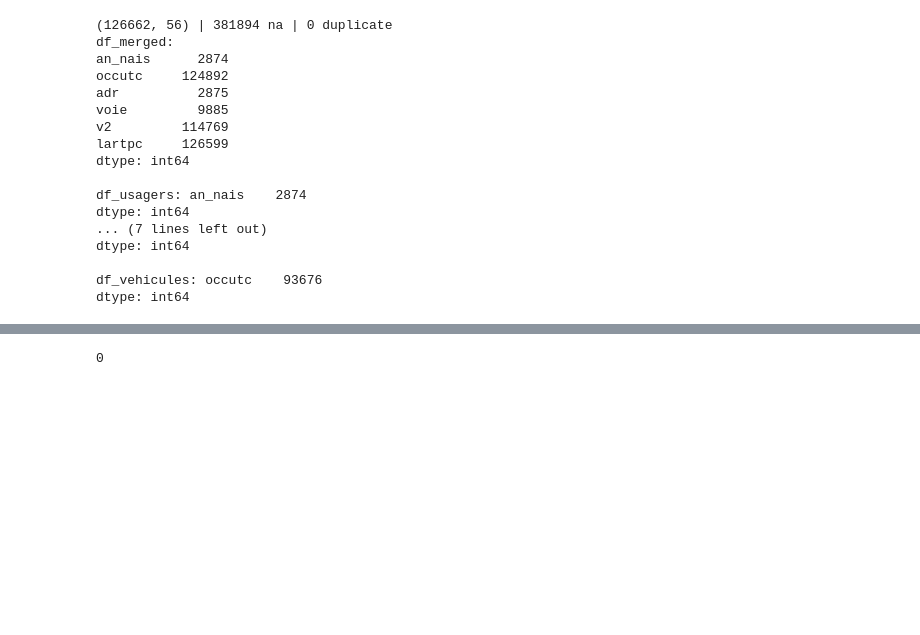
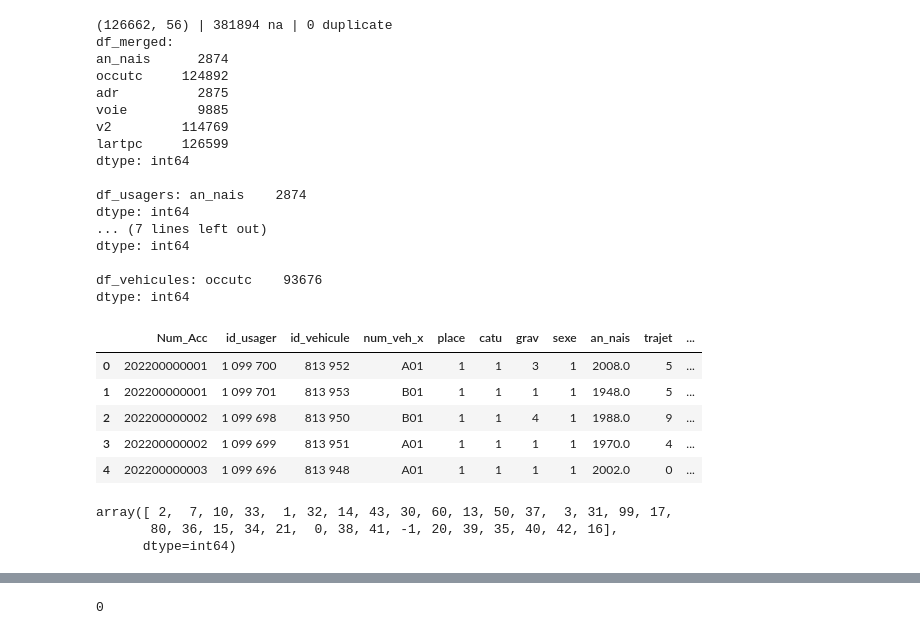
Before and after one commit to remithiney/Projet_Accidentologie, a Jupyter notebook: src/notebooks/check_join.ipynb, the cells around one changed output, grey strips where cells are left out. Cells and saved outputs as stored; diff of their text form; code cells hidden in the pictures; blank space fills up the shorter version.

```diff
--- a/src/notebooks/check_join.ipynb
+++ b/src/notebooks/check_join.ipynb
@@ -111,3 +111,16 @@ dtype: int64
 
 df_vehicules: occutc    93676
 dtype: int64
+# %%
+display(df_merged.head())
+display(df_merged['catv'].unique())
+# %% [output]
+|  | Num_Acc | id_usager | id_vehicule | num_veh_x | place | catu | grav | sexe | an_nais | trajet | ... |
+| 0 | 202200000001 | 1 099 700 | 813 952 | A01 | 1 | 1 | 3 | 1 | 2008.0 | 5 | ... |
+| 1 | 202200000001 | 1 099 701 | 813 953 | B01 | 1 | 1 | 1 | 1 | 1948.0 | 5 | ... |
+| 2 | 202200000002 | 1 099 698 | 813 950 | B01 | 1 | 1 | 4 | 1 | 1988.0 | 9 | ... |
+| 3 | 202200000002 | 1 099 699 | 813 951 | A01 | 1 | 1 | 1 | 1 | 1970.0 | 4 | ... |
+| 4 | 202200000003 | 1 099 696 | 813 948 | A01 | 1 | 1 | 1 | 1 | 2002.0 | 0 | ... |
+array([ 2,  7, 10, 33,  1, 32, 14, 43, 30, 60, 13, 50, 37,  3, 31, 99, 17,
+       80, 36, 15, 34, 21,  0, 38, 41, -1, 20, 39, 35, 40, 42, 16],
+      dtype=int64)
```
Also changed, not shown: parts of 6 cells of this notebook, 16 other files.
